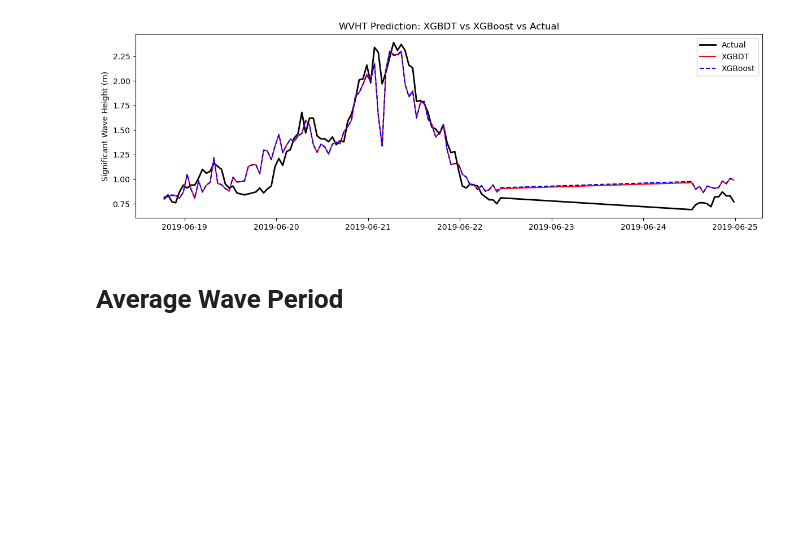
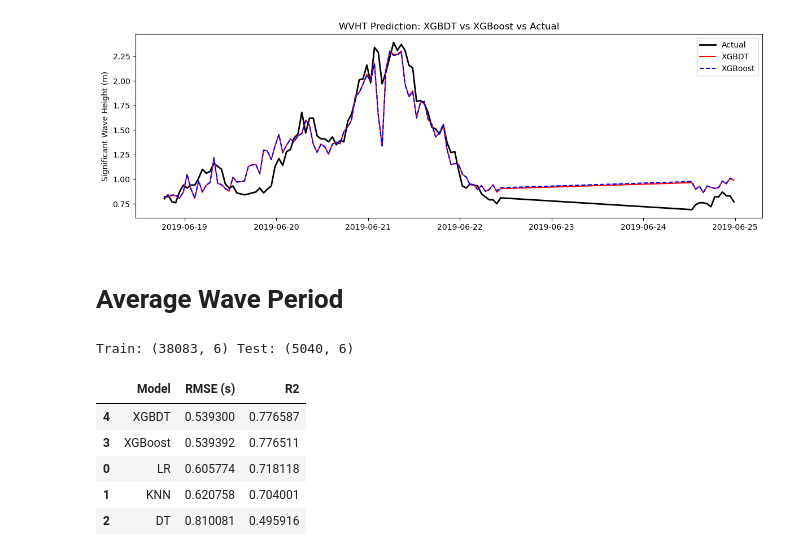
Before and after one commit to RichelCode/Wave-Energy-Forecasting, a Jupyter notebook: Wave Analysis.ipynb, the cells around one changed output. Saved outputs shown, nothing was run; the diff lists cells and outputs as text; code cells hidden in the pictures; blank space fills up the shorter version.

```diff
--- a/Wave Analysis.ipynb
+++ b/Wave Analysis.ipynb
@@ -456,0 +460,26 @@ plt.show()
+# %%
+df = wave_data[features + [target]].dropna().copy()
+
+train_df = df.loc["2014-01-01":"2018-12-31"]
+test_df  = df.loc["2019-01-01":"2019-12-31"]
+
+X_train = train_df[features].values
+y_train = train_df[target].values
+
+X_test  = test_df[features].values
+y_test  = test_df[target].values
+
+print("Train:", train_df.shape, "Test:", test_df.shape)
+# %% [output]
+Train: (38083, 6) Test: (5040, 6)
+# %%
+from sklearn.preprocessing import MinMaxScaler
+
+scaler_X = MinMaxScaler()
+scaler_y = MinMaxScaler()
+
+X_train_s = scaler_X.fit_transform(X_train)
+X_test_s  = scaler_X.transform(X_test)
+
+y_train_s = scaler_y.fit_transform(y_train.reshape(-1,1)).ravel()
+y_test_s  = scaler_y.transform(y_test.reshape(-1,1)).ravel()
@@ -456,0 +518,32 @@ plt.show()
+# %%
+results = []
+preds_df = pd.DataFrame(index=test_df.index)
+preds_df["Actual_APD"] = y_test
+
+for name, model in models.items():
+    model.fit(X_train_s, y_train_s)
+    y_pred_s = model.predict(X_test_s)
+
+    # inverse-scale predictions
+    y_pred = scaler_y.inverse_transform(y_pred_s.reshape(-1,1)).ravel()
+
+    rmse = np.sqrt(mean_squared_error(y_test, y_pred))
+    r2   = r2_score(y_test, y_pred)
+
+    results.append({
+        "Model": name,
+        "RMSE (s)": rmse,
+        "R2": r2
+    })
+
+    preds_df[f"Pred_{name}"] = y_pred
+
+results_df = pd.DataFrame(results).sort_values("RMSE (s)")
+results_df
+# %% [output]
+|  | Model | RMSE (s) | R2 |
+| 4 | XGBDT | 0.539300 | 0.776587 |
+| 3 | XGBoost | 0.539392 | 0.776511 |
+| 0 | LR | 0.605774 | 0.718118 |
+| 1 | KNN | 0.620758 | 0.704001 |
+| 2 | DT | 0.810081 | 0.495916 |
```
Also changed, not shown: parts of 7 cells of this notebook.
